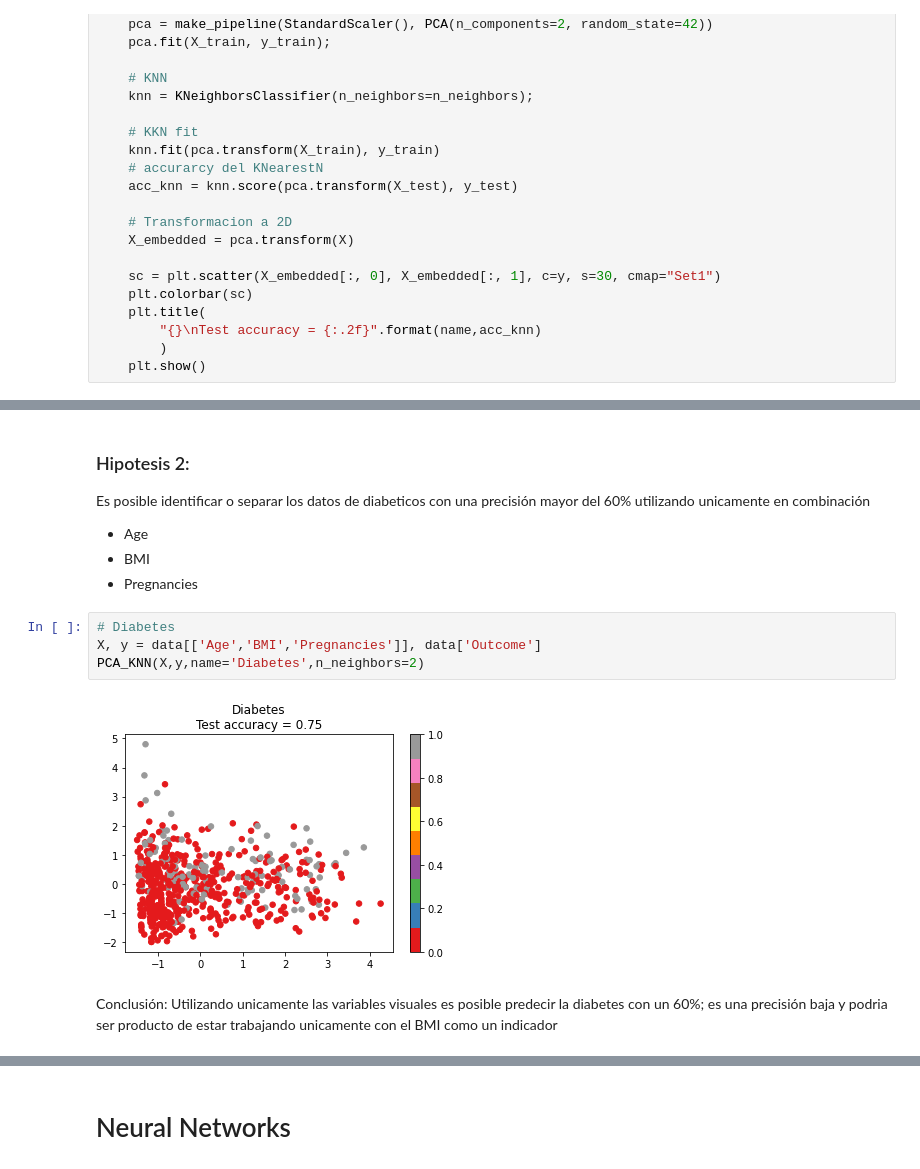
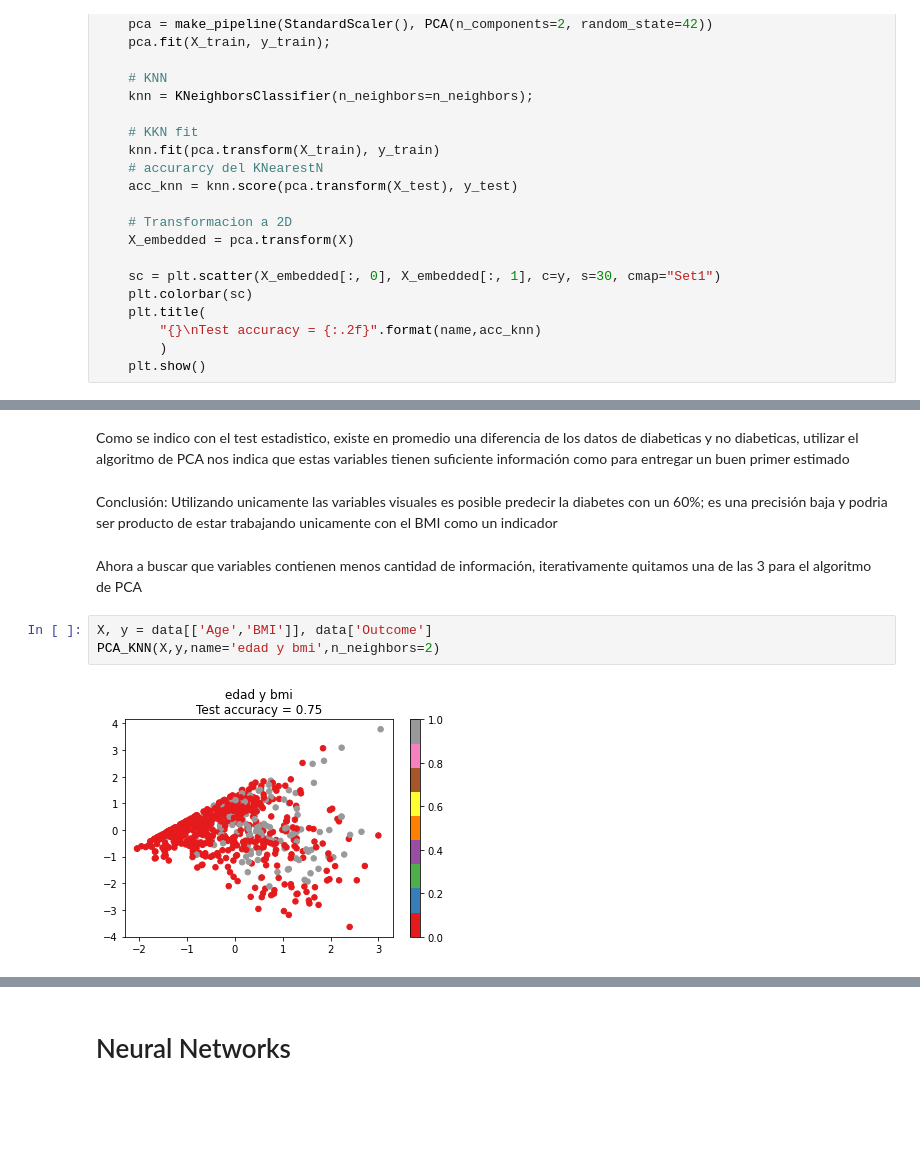
Before and after one commit to fbientrigo/machine-learning, a Jupyter notebook: Curso IA/Proyecto Final/diabetes_main.ipynb, the cells around one changed output, grey strips where cells are left out. Drawn from its saved outputs; the diff is of its cells as text; blank space fills up the shorter version.

```diff
--- a/Curso IA/Proyecto Final/diabetes_main.ipynb
+++ b/Curso IA/Proyecto Final/diabetes_main.ipynb
@@ -436,14 +412,12 @@ Sin embargo el PCA provee un buen primer intento para identificar el diabetes, l
-# %% [markdown]
-### Hipotesis 2:
-Es posible identificar o separar los datos de diabeticos con una precisión mayor del 60% utilizando unicamente en combinación
-- Age
-- BMI
-- Pregnancies
-# %%
-# Diabetes
-X, y = data[['Age','BMI','Pregnancies']], data['Outcome']
-PCA_KNN(X,y,name='Diabetes',n_neighbors=2)
-# %% [output]
-[figure, removed]
+# %% [markdown]
+Como se indico con el test estadistico, existe en promedio una diferencia de los datos de diabeticas y no diabeticas, utilizar el algoritmo de PCA nos indica que estas variables tienen suficiente información como para entregar un buen primer estimado
 # %% [markdown]
 Conclusión: Utilizando unicamente las variables visuales es posible predecir la diabetes con un 60%; es una precisión baja y podria ser producto de estar trabajando unicamente con el BMI como un indicador
+# %% [markdown]
+Ahora a buscar que variables contienen menos cantidad de información,
+iterativamente quitamos una de las 3 para el algoritmo de PCA
+# %%
+X, y = data[['Age','BMI']], data['Outcome']
+PCA_KNN(X,y,name='edad y bmi',n_neighbors=2)
+# %% [output]
+[figure, added]
```
Also changed, not shown: parts of 44 cells of this notebook.
